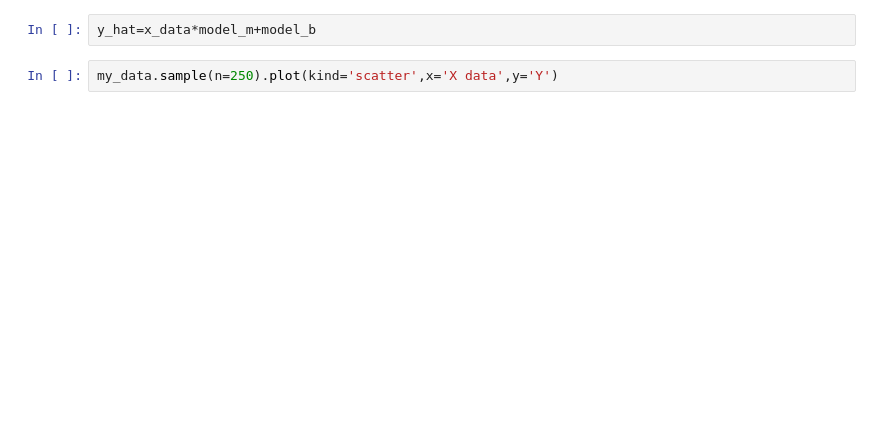
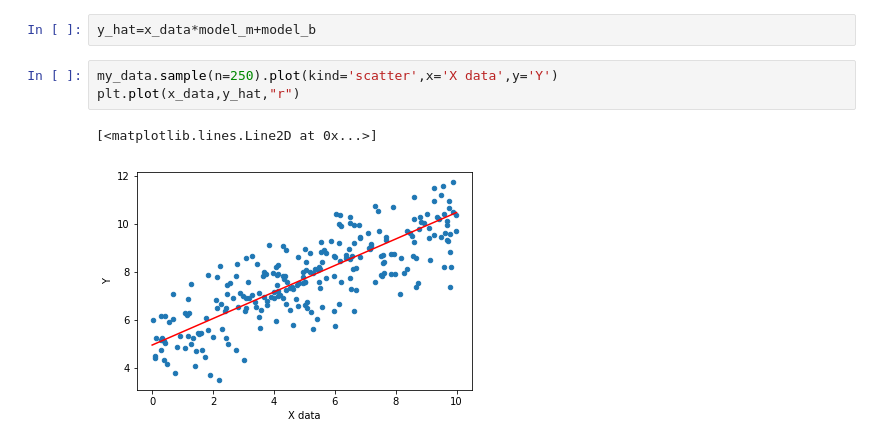
Before and after one commit to DebankurS/TensorflowBasics, a Jupyter notebook: Tensorflow-Bootcamp-master/Regression on Realistic Dataset.ipynb, the cells around one changed output. Drawn from its saved outputs; the diff is of its cells as text; blank space fills up the shorter version.

```diff
--- a/Tensorflow-Bootcamp-master/Regression on Realistic Dataset.ipynb
+++ b/Tensorflow-Bootcamp-master/Regression on Realistic Dataset.ipynb
@@ -70,3 +70,7 @@ model_m
 y_hat=x_data*model_m+model_b
 # %%
 my_data.sample(n=250).plot(kind='scatter',x='X data',y='Y')
+plt.plot(x_data,y_hat,"r")
+# %% [output]
+[<matplotlib.lines.Line2D at 0x...>]
+[figure, added]
```
Also changed, not shown: parts of 4 cells of this notebook.
